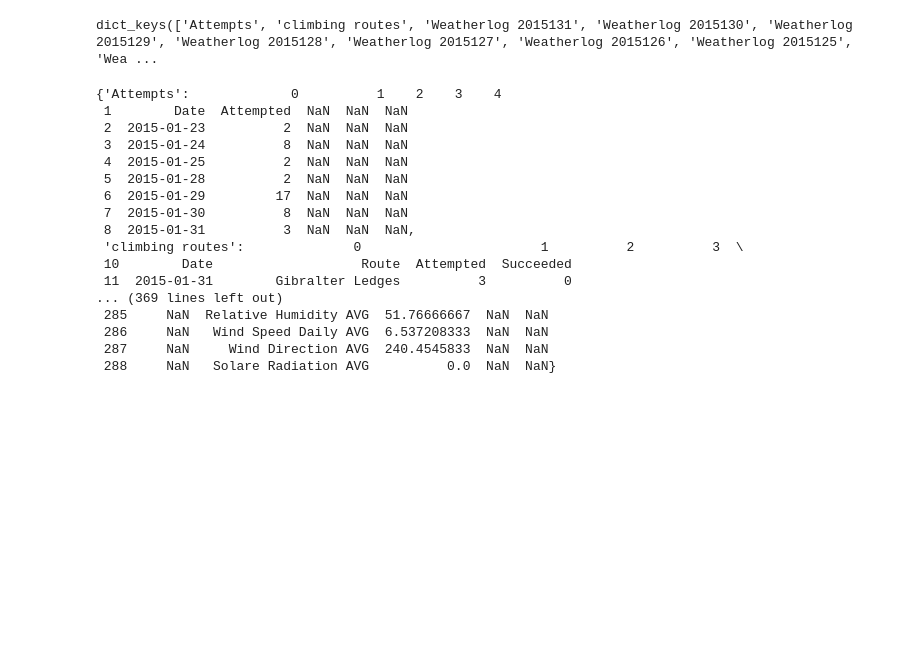
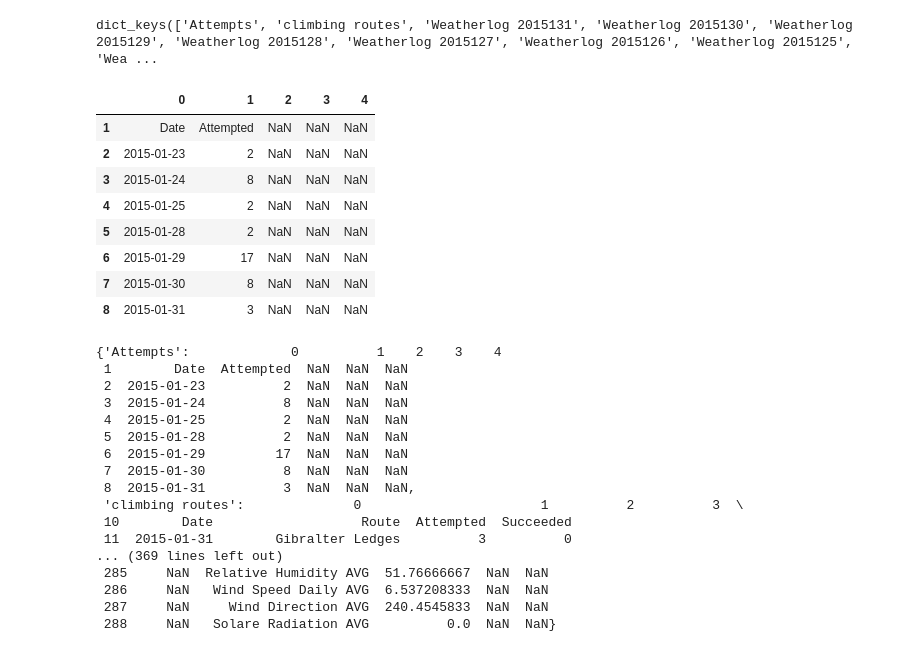
Before and after one commit to SaraPena/mount_rainier, a Jupyter notebook: study_hall_07_04_21.ipynb, the cells around one changed output. Saved outputs shown, nothing was run; the diff lists cells and outputs as text; code cells hidden in the pictures; blank space fills up the shorter version.

```diff
--- a/study_hall_07_04_21.ipynb
+++ b/study_hall_07_04_21.ipynb
@@ -181,6 +201,18 @@ tables = {v.iloc[0,0]: v.iloc[1:] for k,v in df.groupby(groups)}
 tables.keys()
 # %% [output]
 dict_keys(['Attempts', 'climbing routes', 'Weatherlog 2015131', 'Weatherlog 2015130', 'Weatherlog 2015129', 'Weatherlog 2015128', 'Weatherlog 2015127', 'Weatherlog 2015126', 'Weatherlog 2015125', 'Wea ...
+# %%
+tables['Attempts']
+# %% [output]
+|  | 0 | 1 | 2 | 3 | 4 |
+| 1 | Date | Attempted | NaN | NaN | NaN |
+| 2 | 2015-01-23 | 2 | NaN | NaN | NaN |
+| 3 | 2015-01-24 | 8 | NaN | NaN | NaN |
+| 4 | 2015-01-25 | 2 | NaN | NaN | NaN |
+| 5 | 2015-01-28 | 2 | NaN | NaN | NaN |
+| 6 | 2015-01-29 | 17 | NaN | NaN | NaN |
+| 7 | 2015-01-30 | 8 | NaN | NaN | NaN |
+| 8 | 2015-01-31 | 3 | NaN | NaN | NaN |
 # %%
 tables['Attempts'].to_csv('table_attempts')
 # %%
```
Also changed, not shown: parts of 50 cells of this notebook.
